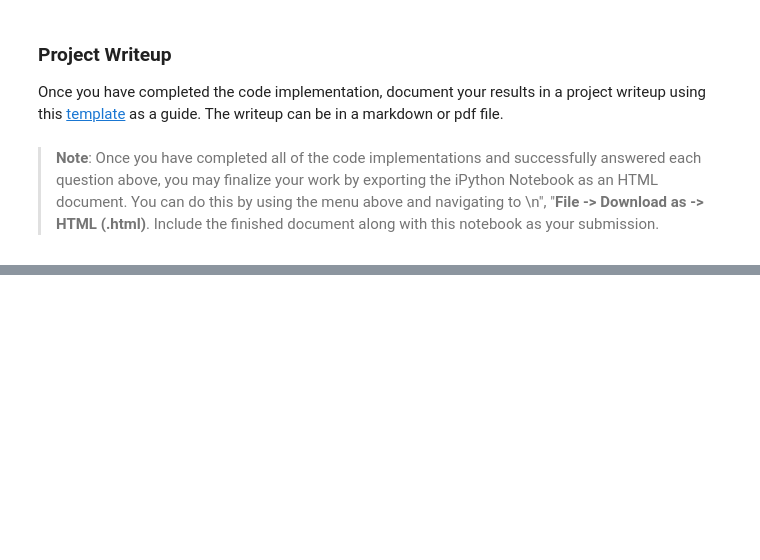
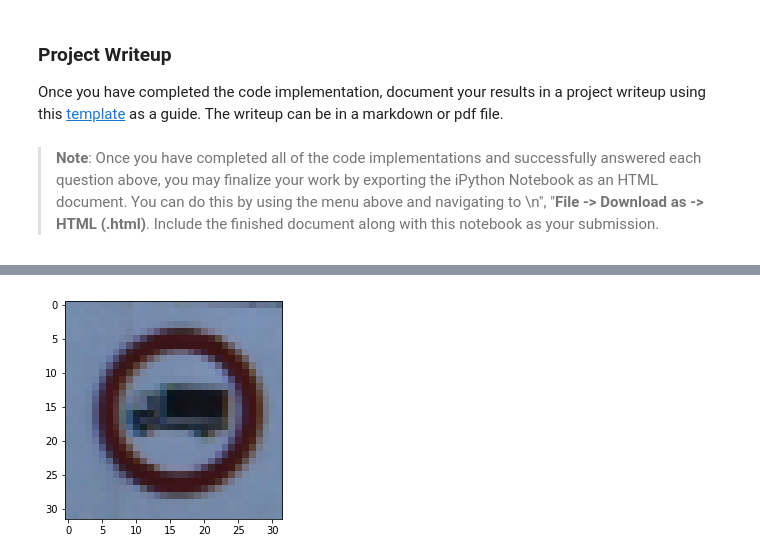
Before and after one commit to mikeliao97/CarND-Traffic-Sign-Classifier-Project, a Jupyter notebook: Traffic_Sign_Classifier-Lenet.ipynb, the cells around one changed output, grey strips where cells are left out. Saved outputs shown, nothing was run; the diff lists cells and outputs as text; code cells hidden in the pictures; blank space fills up the shorter version.

Commit message:
Add Visualizations for Layers

```diff
--- a/Traffic_Sign_Classifier-Lenet.ipynb
+++ b/Traffic_Sign_Classifier-Lenet.ipynb
@@ -653,3 +599,8 @@ def outputFeatureMap(image_input, tf_activation, activation_min=-1, activation_m
             plt.imshow(activation[0,:,:, featuremap], interpolation="nearest", vmin=activation_min, cmap="gray")
         else:
             plt.imshow(activation[0,:,:, featuremap], interpolation="nearest", cmap="gray")
+# %%
+plt.imshow(X_test[0]);
+plt.show()
+# %% [output]
+[figure, added]
```
Also changed, not shown: parts of 5 cells of this notebook.
